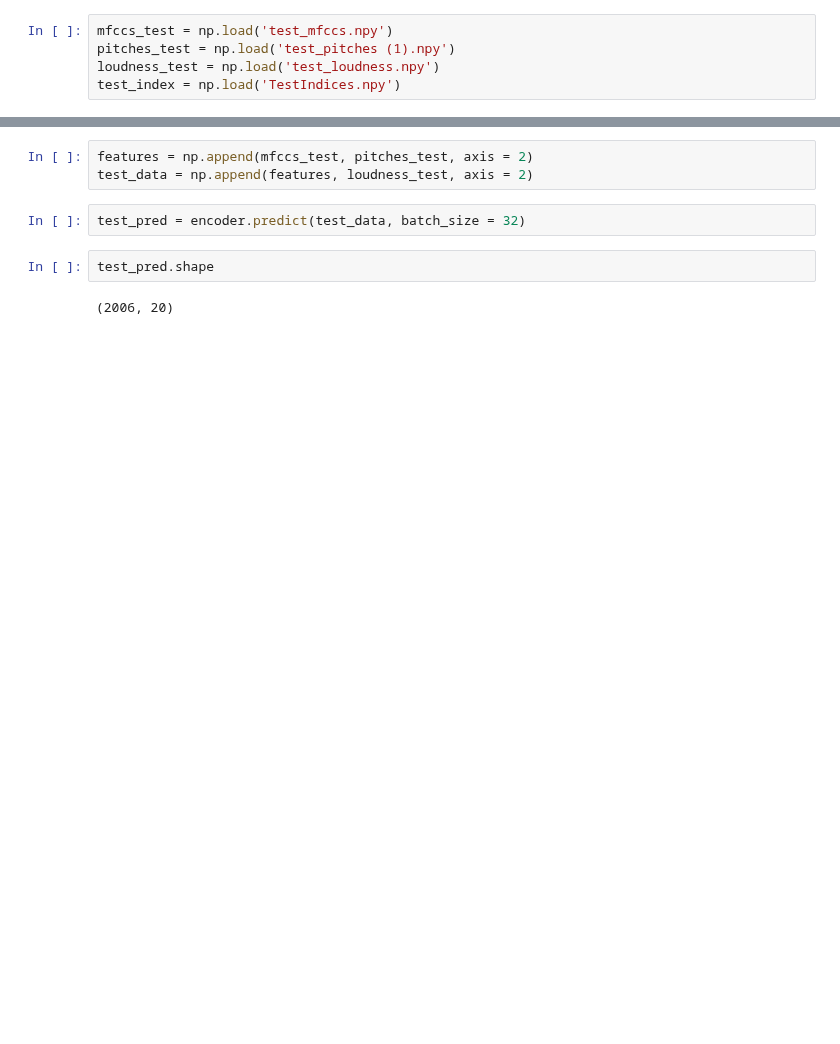
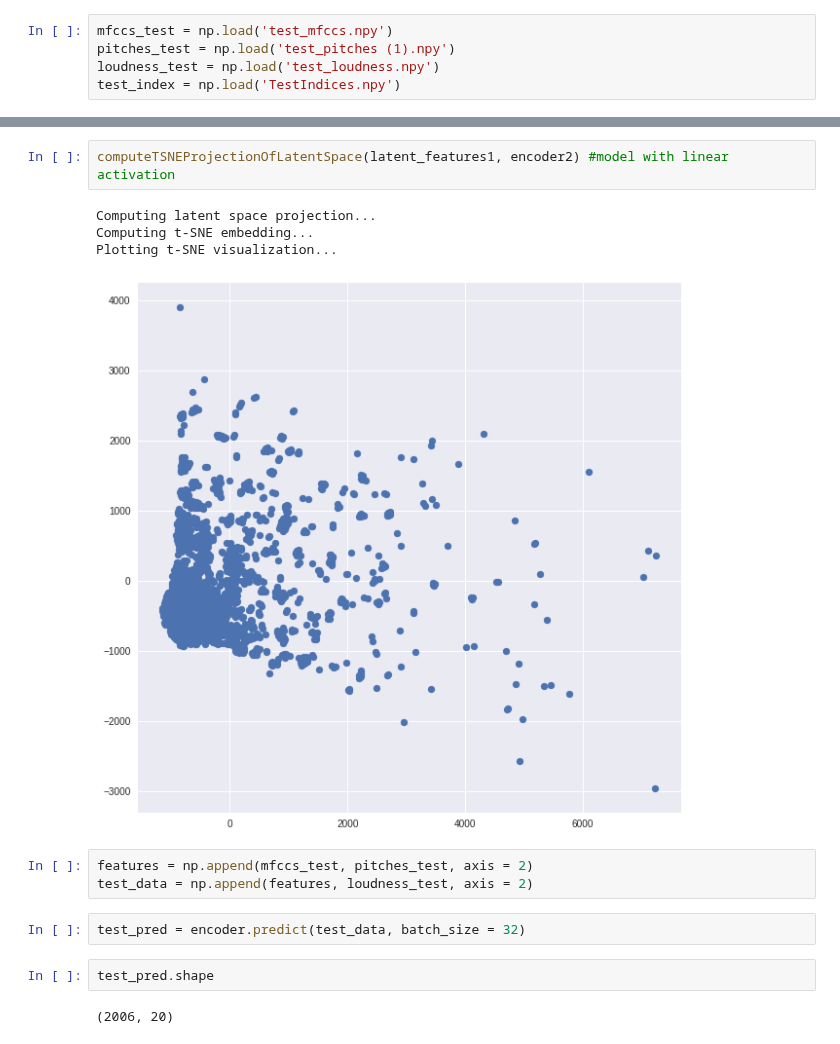
Before and after one commit to aumkar22/Music-Recommendation-System, a Jupyter notebook: notebooks/Model_test.ipynb, the cells around one changed output, grey strips where cells are left out. Cells and saved outputs as stored; diff of their text form; blank space fills up the shorter version.

```diff
--- a/notebooks/Model_test.ipynb
+++ b/notebooks/Model_test.ipynb
@@ -24,3 +62,10 @@ encoder = load_model('encoder2.h5')
+# %%
+computeTSNEProjectionOfLatentSpace(latent_features1, encoder2) #model with linear activation
+# %% [output]
+Computing latent space projection...
+Computing t-SNE embedding...
+Plotting t-SNE visualization...
+[figure, added]
 # %%
 features = np.append(mfccs_test, pitches_test, axis = 2)
 test_data = np.append(features, loudness_test, axis = 2)
```
Also changed, not shown: parts of 8 cells of this notebook.
